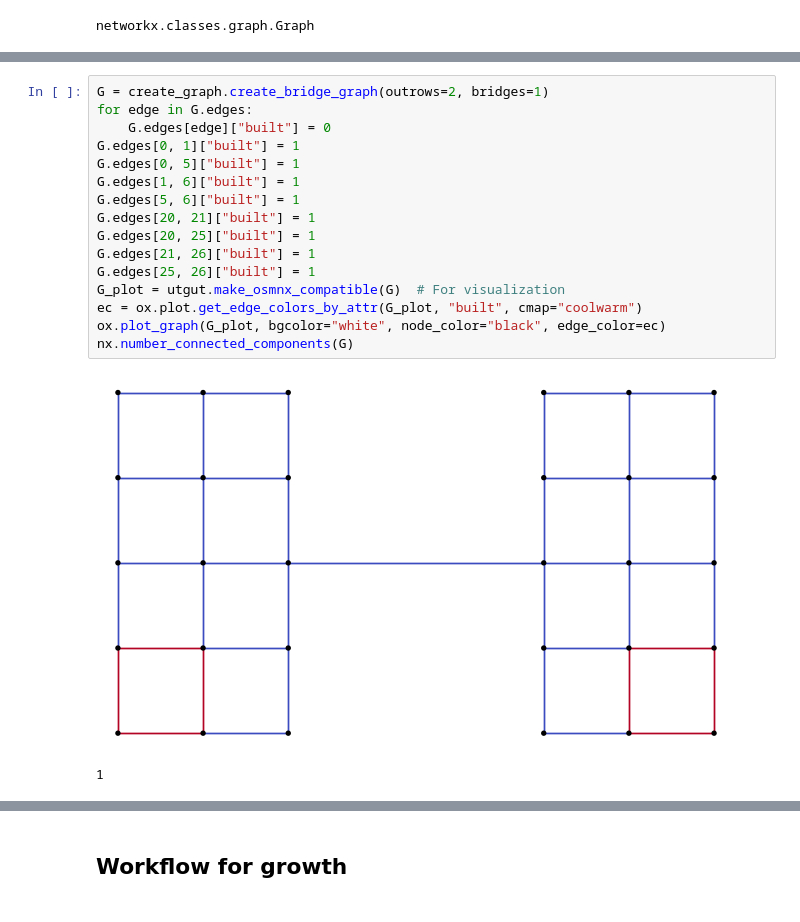
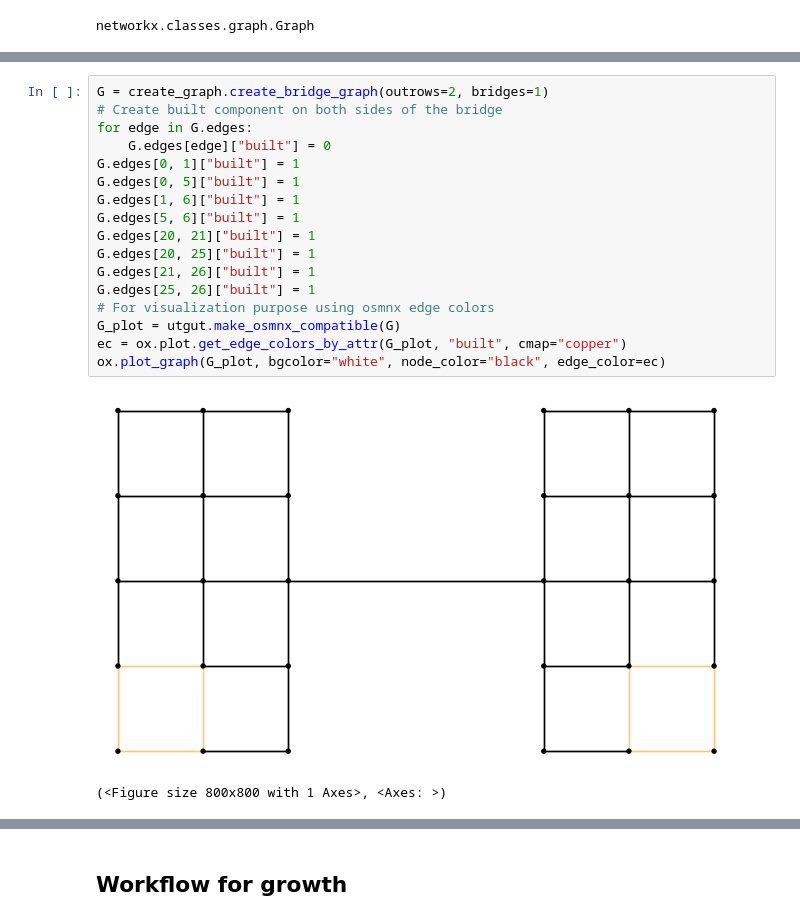
Before and after one commit to csebastiao/orderbike, a Jupyter notebook: notebooks/makeover.ipynb, the cells around one changed output, grey strips where cells are left out. Drawn from its saved outputs; the diff is of its cells as text.

```diff
--- a/notebooks/makeover.ipynb
+++ b/notebooks/makeover.ipynb
@@ -249,19 +179,20 @@ Since we are working on finding the right order of construction, a component can
 # %%
 G = create_graph.create_bridge_graph(outrows=2, bridges=1)
+# Create built component on both sides of the bridge
 for edge in G.edges:
     G.edges[edge]["built"] = 0
 G.edges[0, 1]["built"] = 1
 G.edges[0, 5]["built"] = 1
 G.edges[1, 6]["built"] = 1
 G.edges[5, 6]["built"] = 1
 G.edges[20, 21]["built"] = 1
 G.edges[20, 25]["built"] = 1
 G.edges[21, 26]["built"] = 1
 G.edges[25, 26]["built"] = 1
-G_plot = utgut.make_osmnx_compatible(G)  # For visualization
-ec = ox.plot.get_edge_colors_by_attr(G_plot, "built", cmap="coolwarm")
+# For visualization purpose using osmnx edge colors
+G_plot = utgut.make_osmnx_compatible(G)
+ec = ox.plot.get_edge_colors_by_attr(G_plot, "built", cmap="copper")
 ox.plot_graph(G_plot, bgcolor="white", node_color="black", edge_color=ec)
-nx.number_connected_components(G)
 # %% [output]
-[figure, old version]
+[figure, new version]
-1
+(<Figure size 800x800 with 1 Axes>, <Axes: >)
```
Also changed, not shown: parts of 52 cells of this notebook, 4 other files.
